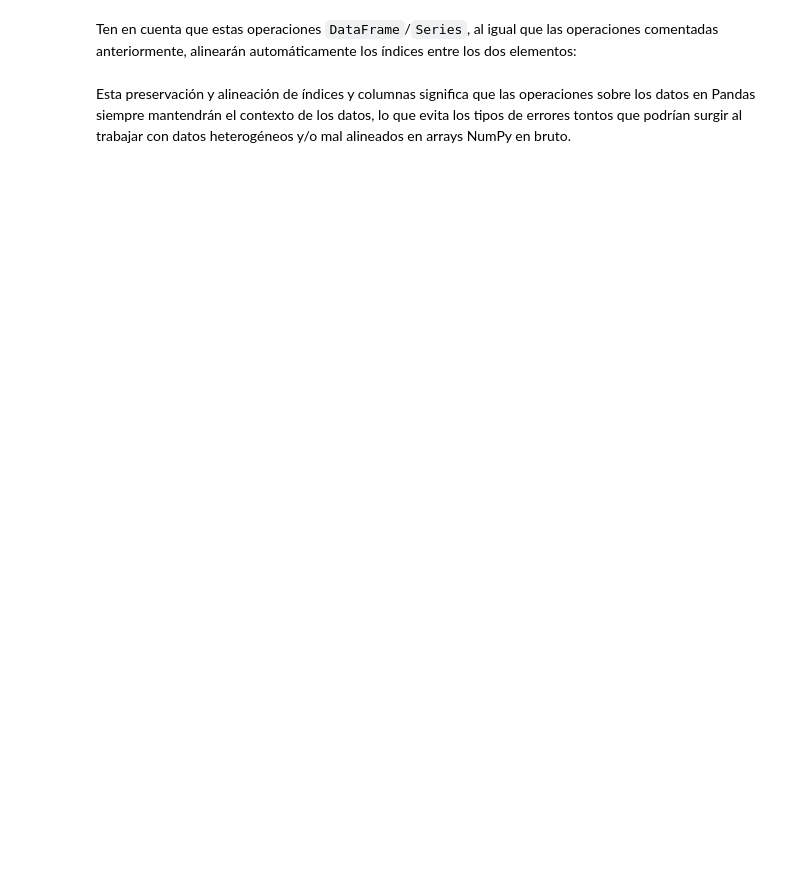
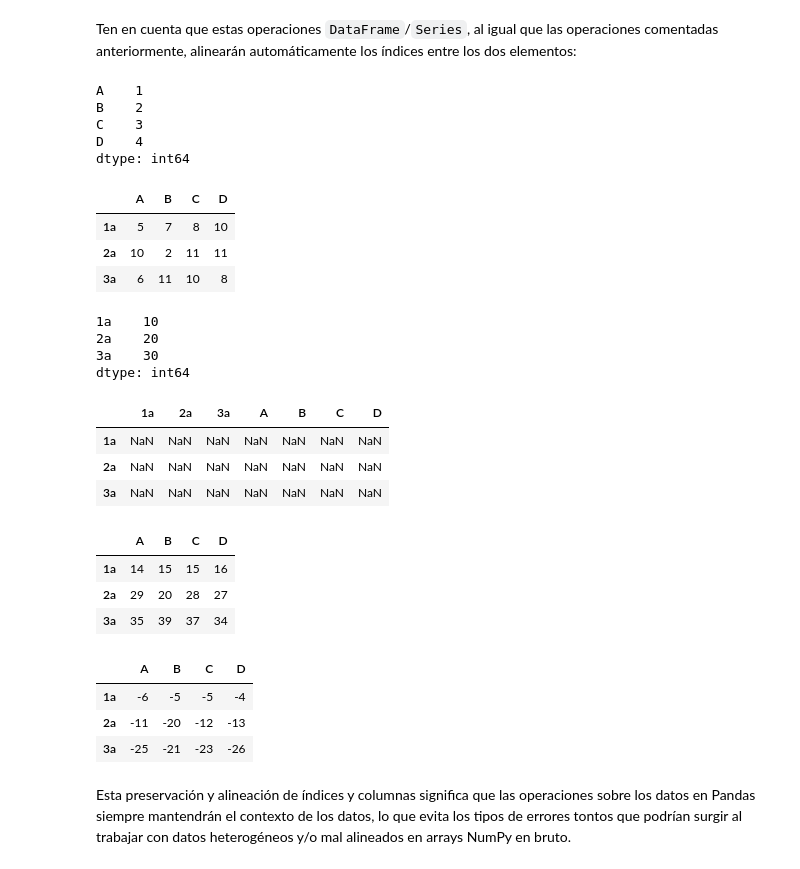
Before and after one commit to draranguez/DS-Online_DanielR, a Jupyter notebook: 02_Herramientas_Avanzadas/Sprint_04/Unidad_01_Pandas_I/01_Workout/13_Operaciones.ipynb, the cells around one changed output. Saved outputs shown, nothing was run; the diff lists cells and outputs as text; code cells hidden in the pictures; blank space fills up the shorter version.

```diff
--- a/02_Herramientas_Avanzadas/Sprint_04/Unidad_01_Pandas_I/01_Workout/13_Operaciones.ipynb
+++ b/02_Herramientas_Avanzadas/Sprint_04/Unidad_01_Pandas_I/01_Workout/13_Operaciones.ipynb
@@ -19,4 +45,56 @@ df_A
 # %% [markdown]
 Ten en cuenta que estas operaciones ``DataFrame``/``Series``, al igual que las operaciones comentadas anteriormente, alinearán automáticamente los índices entre los dos elementos:
+# %%
+#Crear una serie con indices coincidentes
+s = pd.Series([1, 2, 3, 4],
+              index=["A", "B", "C", "D"])
+s
+# %% [output]
+A    1
+B    2
+C    3
+D    4
+dtype: int64
+# %%
+#Sumar la serie al Dataframe (se lo suma a todas las filas)
+df_A + s
+# %% [output]
+|  | A | B | C | D |
+| 1a | 5 | 7 | 8 | 10 |
+| 2a | 10 | 2 | 11 | 11 |
+| 3a | 6 | 11 | 10 | 8 |
+# %%
+#Crear una serie cuyos indices sean las filas
+s_filas = pd.Series([10, 20, 30],
+                    index=["1a", "2a", "3a"])
+s_filas
+# %% [output]
+1a    10
+2a    20
+3a    30
+dtype: int64
+# %%
+#intentar sumar directamente (Pandas intenta alinear la serie con las columnas y no puede)
+df_A + s_filas
+# %% [output]
+|  | 1a | 2a | 3a | A | B | C | D |
+| 1a | NaN | NaN | NaN | NaN | NaN | NaN | NaN |
+| 2a | NaN | NaN | NaN | NaN | NaN | NaN | NaN |
+| 3a | NaN | NaN | NaN | NaN | NaN | NaN | NaN |
+# %%
+#Realizar correctamente la operación alineando por filas
+df_A.add(s_filas, axis=0)
+# %% [output]
+|  | A | B | C | D |
+| 1a | 14 | 15 | 15 | 16 |
+| 2a | 29 | 20 | 28 | 27 |
+| 3a | 35 | 39 | 37 | 34 |
+# %%
+df_A.sub(s_filas, axis=0)
+# %% [output]
+|  | A | B | C | D |
+| 1a | -6 | -5 | -5 | -4 |
+| 2a | -11 | -20 | -12 | -13 |
+| 3a | -25 | -21 | -23 | -26 |
 # %% [markdown]
 Esta preservación y alineación de índices y columnas significa que las operaciones sobre los datos en Pandas siempre mantendrán el contexto de los datos, lo que evita los tipos de errores tontos que podrían surgir al trabajar con datos heterogéneos y/o mal alineados en arrays NumPy en bruto.
```
Also changed, not shown: parts of 4 cells of this notebook, 4 other files.
